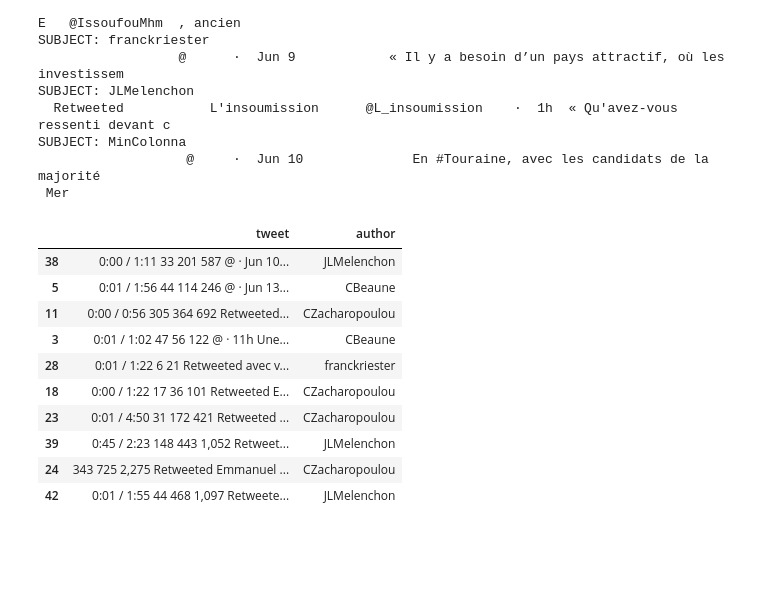
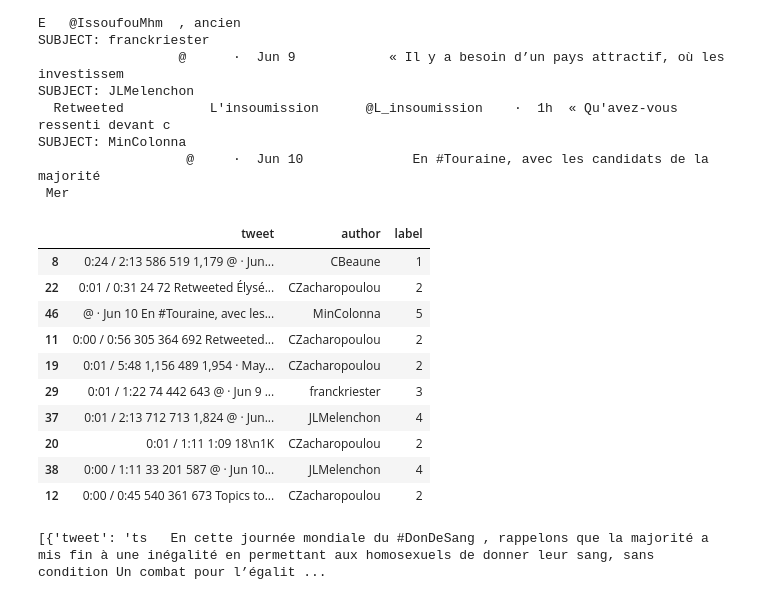
Before and after one commit to samm00/intro_hlt, a Jupyter notebook: train_parser/train_parser.ipynb, the cells around one changed output. Drawn from its saved outputs; the diff is of its cells as text; code cells hidden in the pictures; blank space fills up the shorter version.

Commit message:
Made data in dataloader.py

```diff
--- a/train_parser/train_parser.ipynb
+++ b/train_parser/train_parser.ipynb
@@ -44,26 +44,30 @@ SUBJECT: MinColonna
  Mer
 # %%
 # Cleaning data and making dataframe
-dataset_df = pd.DataFrame(columns=['tweet', 'author'])
+dataset_df = pd.DataFrame(columns=['tweet', 'author', 'label'])
 
-for author in dataset.keys():
+for (i, author) in enumerate(dataset.keys()):
     dataset[author] = re.sub(r'\s{2,}|\|', ' ', dataset[author]).split('views')
     for tweet in dataset[author]:
-        dataset_df = dataset_df.append({'tweet': tweet, 'author': author}, ignore_index=True)
+        dataset_df = dataset_df.append({'tweet': tweet, 'author': author, 'label': i + 1}, ignore_index=True)
 
 dataset_df.sample(10)
 # %% [output]
-|  | tweet | author |
-| 38 | 0:00 / 1:11 33 201 587 @ · Jun 10... | JLMelenchon |
-| 5 | 0:01 / 1:56 44 114 246 @ · Jun 13... | CBeaune |
-| 11 | 0:00 / 0:56 305 364 692 Retweeted... | CZacharopoulou |
-| 3 | 0:01 / 1:02 47 56 122 @ · 11h Une... | CBeaune |
-| 28 | 0:01 / 1:22 6 21 Retweeted avec v... | franckriester |
-| 18 | 0:00 / 1:22 17 36 101 Retweeted E... | CZacharopoulou |
-| 23 | 0:01 / 4:50 31 172 421 Retweeted ... | CZacharopoulou |
-| 39 | 0:45 / 2:23 148 443 1,052 Retweet... | JLMelenchon |
-| 24 | 343 725 2,275 Retweeted Emmanuel ... | CZacharopoulou |
-| 42 | 0:01 / 1:55 44 468 1,097 Retweete... | JLMelenchon |
+|  | tweet | author | label |
+| 8 | 0:24 / 2:13 586 519 1,179 @ · Jun... | CBeaune | 1 |
+| 22 | 0:01 / 0:31 24 72 Retweeted Élysé... | CZacharopoulou | 2 |
+| 46 | @ · Jun 10 En #Touraine, avec les... | MinColonna | 5 |
+| 11 | 0:00 / 0:56 305 364 692 Retweeted... | CZacharopoulou | 2 |
+| 19 | 0:01 / 5:48 1,156 489 1,954 · May... | CZacharopoulou | 2 |
+| 29 | 0:01 / 1:22 74 442 643 @ · Jun 9 ... | franckriester | 3 |
+| 37 | 0:01 / 2:13 712 713 1,824 @ · Jun... | JLMelenchon | 4 |
+| 20 | 0:01 / 1:11 1:09 18\n1K | CZacharopoulou | 2 |
+| 38 | 0:00 / 1:11 33 201 587 @ · Jun 10... | JLMelenchon | 4 |
+| 12 | 0:00 / 0:45 540 361 673 Topics to... | CZacharopoulou | 2 |
+# %%
+print(dataset_df.to_dict('record'))
+# %% [output]
+[{'tweet': 'ts   En cette journée mondiale du #DonDeSang , rappelons que la majorité a mis fin à une inégalité en permettant aux homosexuels de donner leur sang, sans condition Un combat pour l’égalit ...
 # %%
 #Save it as a pickle
 dataset_df.to_pickle('dataset_df.pkl')
```
Also changed, not shown: 4 other files.
